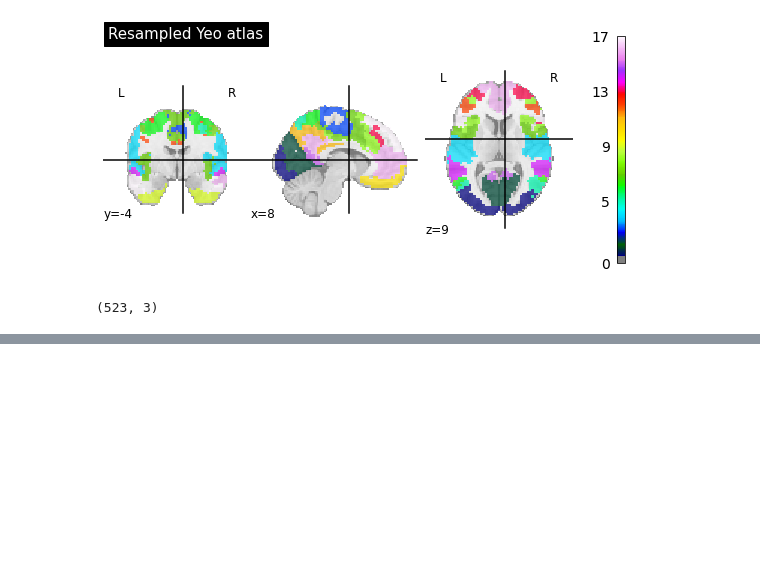
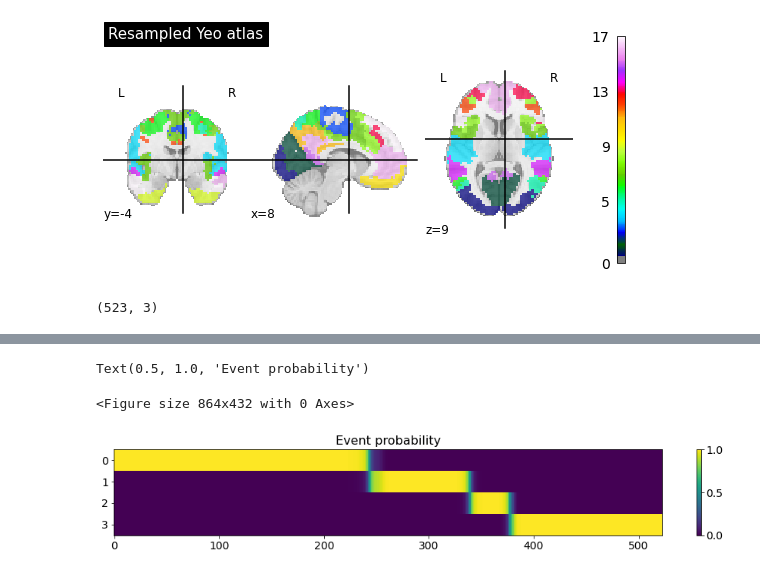
Before and after one commit to brodoSwaggins/brainiak, a Jupyter notebook: docs/examples/eventseg/Event_seg2.ipynb, the cells around one changed output, grey strips where cells are left out. Cells and saved outputs as stored; diff of their text form; code cells hidden in the pictures; blank space fills up the shorter version.

```diff
--- a/docs/examples/eventseg/Event_seg2.ipynb
+++ b/docs/examples/eventseg/Event_seg2.ipynb
@@ -202,0 +234,11 @@ pixel_art_image.save(pixel_art_image_path)
+# %%
+# Plot probability of being in each event at each timepoint
+plt.figure(figsize = (12, 6))
+plt.matshow(ev.segments_[0].T, aspect='auto')
+plt.gca().xaxis.tick_bottom()
+plt.colorbar()
+plt.title('Event probability')
+# %% [output]
+Text(0.5, 1.0, 'Event probability')
+<Figure size 864x432 with 0 Axes>
+[figure, added]
```
Also changed, not shown: parts of 14 cells of this notebook.
